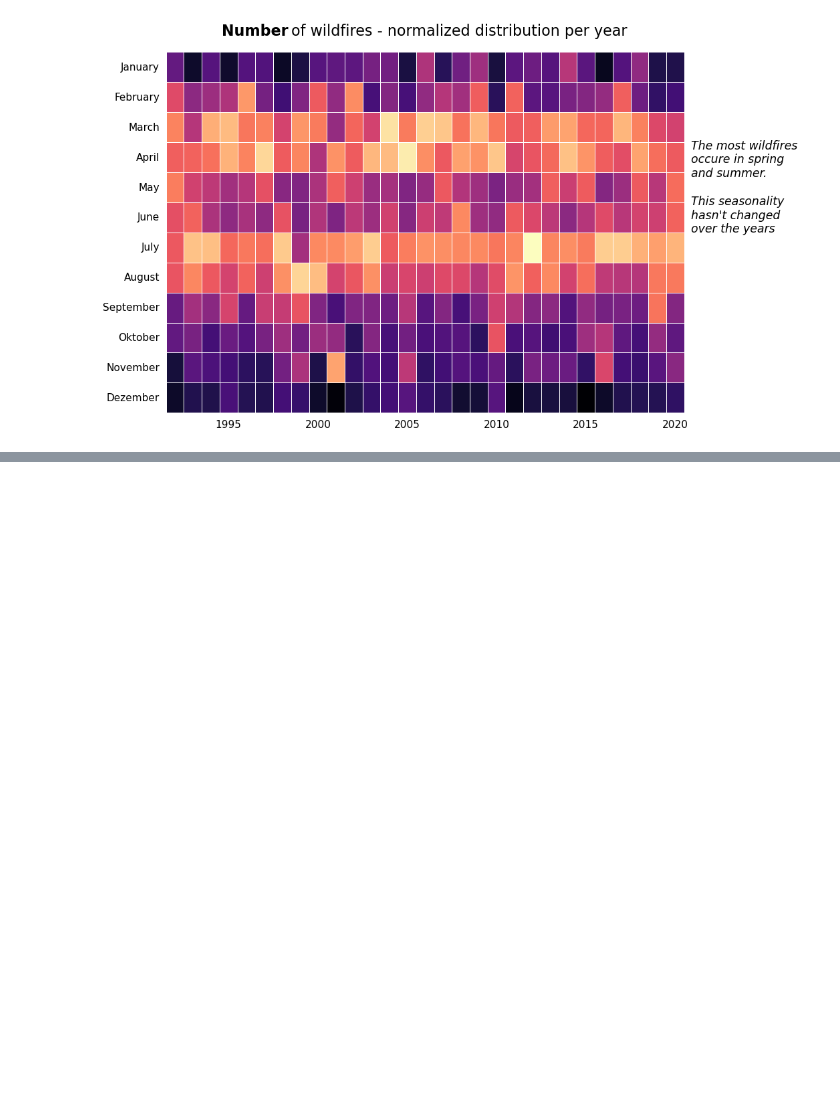
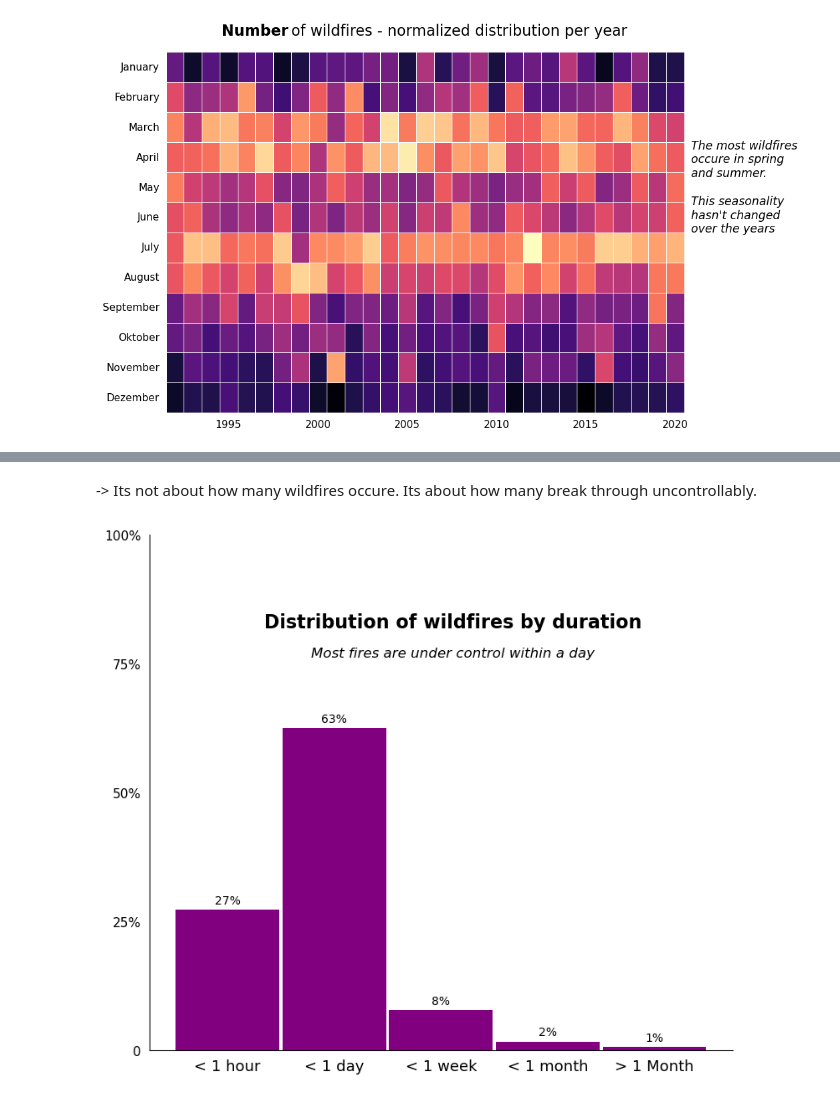
Before and after one commit to erikwisberger/Wildfire_Vizualization, a Jupyter notebook: analyse.ipynb, the cells around one changed output, grey strips where cells are left out. Saved outputs shown, nothing was run; the diff lists cells and outputs as text; code cells hidden in the pictures; blank space fills up the shorter version.

```diff
--- a/analyse.ipynb
+++ b/analyse.ipynb
@@ -203,0 +205,53 @@ for i in range(2):
+# %% [markdown]
+-> Its not about how many wildfires occure. Its about how many break through uncontrollably.
+# %%
+branddauern = list(df.duration[df.duration.notna()])
+
+# Branddauern in Kategorien einteilen
+kategorien = ['< 1 hour', '< 1 day', '< 1 week', '< 1 month', '> 1 Month']
+kategorien_counts = [0] * len(kategorien)
+
+for dauer in branddauern:
+    if dauer <= 0.041:
+        kategorien_counts[0] += 1
+    elif dauer <= 1:
+        kategorien_counts[1] += 1
+    elif dauer <= 7:
+        kategorien_counts[2] += 1
+    elif dauer <= 30:
+        kategorien_counts[3] += 1
+    else:
+        kategorien_counts[4] += 1
+
+kategorien_counts = [i/sum(kategorien_counts) for i in kategorien_counts]
+
+
+# Balkendiagramm erstellen
+fig, ax = plt.subplots(figsize=(9, 8))
+bars = ax.bar(kategorien, kategorien_counts, width= 0.97, color='purple')
+
+ax.annotate('Distribution of wildfires by duration', xy=(0.52, 0.82), xycoords='axes fraction', ha='center', fontsize=16, color='black', fontweight="bold")
+ax.annotate("Most fires are under control within a day", xy=(0.52, 0.77), xycoords='axes fraction', color="black", fontsize=12, ha='center', va='center', fontstyle = "italic")
+
+ax.spines["top"].set_visible(False)
+ax.spines["right"].set_visible(False)
+
+ax.tick_params(axis='x', which='both', bottom=False, top=False, labelbottom=True)
+ax.tick_params(axis='y', which='both', left=False, right=False, labelbottom=True)
+ax.tick_params(axis='both', which='major', labelsize=13)
+
+ax.set_yticks(np.linspace(0, 1, 5))
+ax.set_yticklabels(["0", "25%", "50%", "75%", "100%"], fontsize=11)
+
+# Werte über den Balken anzeigen
+for bar in bars:
+    height = bar.get_height()
+    ax.annotate(f'{round(height * 100)}%',
+                xy=(bar.get_x() + bar.get_width() / 2, height),
+                xytext=(0, 3),  # 3 points vertical offset
+                textcoords='offset points',
+                ha='center', va='bottom')
+
+plt.show()
+# %% [output]
+[figure, added]
```
Also changed, not shown: parts of 3 cells of this notebook.
